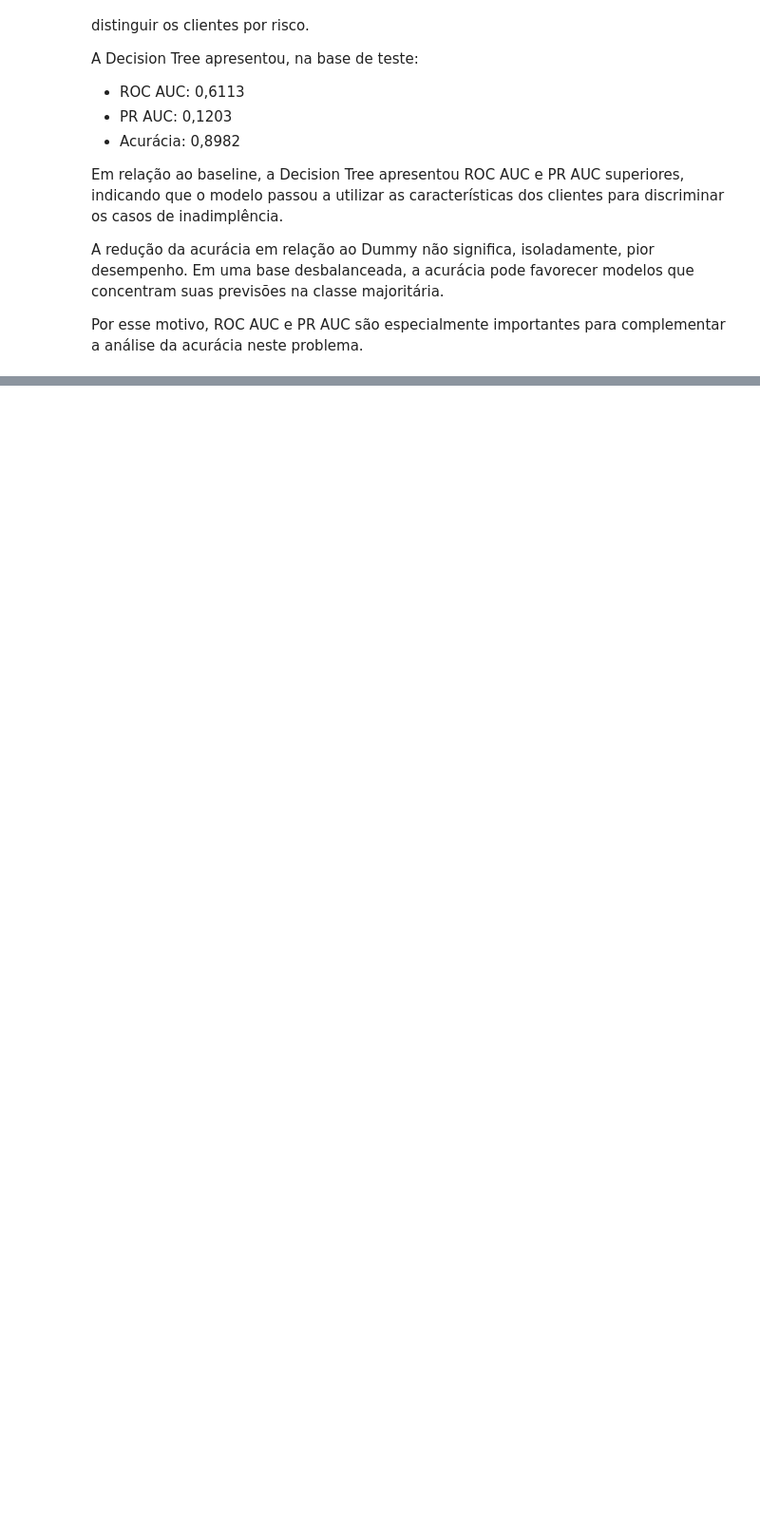
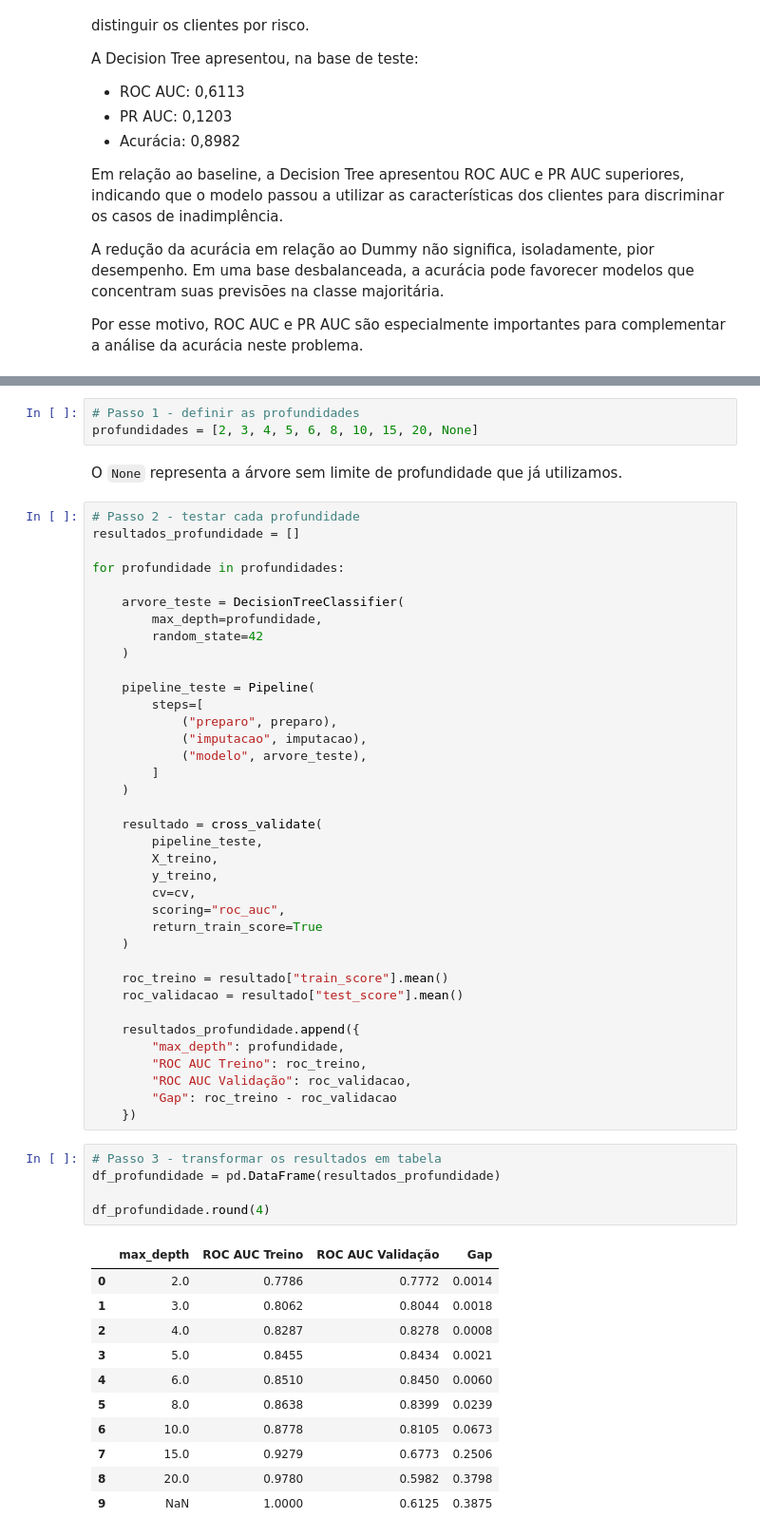
Before and after one commit to dropa-brazil/consumer_credit_risk, a Jupyter notebook: notebooks/03_modelagem.ipynb, the cells around one changed output, grey strips where cells are left out. Shown at 95% size. Cells and saved outputs as stored; diff of their text form; blank space fills up the shorter version.

```diff
--- a/notebooks/03_modelagem.ipynb
+++ b/notebooks/03_modelagem.ipynb
@@ -768,0 +977,59 @@ Por esse motivo, ROC AUC e PR AUC são especialmente importantes para complement
+# %%
+# Passo 1 - definir as profundidades
+profundidades = [2, 3, 4, 5, 6, 8, 10, 15, 20, None]
+# %% [markdown]
+O `None` representa a árvore sem limite de profundidade que já utilizamos.
+# %%
+# Passo 2 - testar cada profundidade
+resultados_profundidade = []
+
+for profundidade in profundidades:
+
+    arvore_teste = DecisionTreeClassifier(
+        max_depth=profundidade,
+        random_state=42
+    )
+
+    pipeline_teste = Pipeline(
+        steps=[
+            ("preparo", preparo),
+            ("imputacao", imputacao),
+            ("modelo", arvore_teste),
+        ]
+    )
+
+    resultado = cross_validate(
+        pipeline_teste,
+        X_treino,
+        y_treino,
+        cv=cv,
+        scoring="roc_auc",
+        return_train_score=True
+    )
+
+    roc_treino = resultado["train_score"].mean()
+    roc_validacao = resultado["test_score"].mean()
+
+    resultados_profundidade.append({
+        "max_depth": profundidade,
+        "ROC AUC Treino": roc_treino,
+        "ROC AUC Validação": roc_validacao,
+        "Gap": roc_treino - roc_validacao
+    })
+# %%
+# Passo 3 - transformar os resultados em tabela
+df_profundidade = pd.DataFrame(resultados_profundidade)
+
+df_profundidade.round(4)
+# %% [output]
+|  | max_depth | ROC AUC Treino | ROC AUC Validação | Gap |
+| 0 | 2.0 | 0.7786 | 0.7772 | 0.0014 |
+| 1 | 3.0 | 0.8062 | 0.8044 | 0.0018 |
+| 2 | 4.0 | 0.8287 | 0.8278 | 0.0008 |
+| 3 | 5.0 | 0.8455 | 0.8434 | 0.0021 |
+| 4 | 6.0 | 0.8510 | 0.8450 | 0.0060 |
+| 5 | 8.0 | 0.8638 | 0.8399 | 0.0239 |
+| 6 | 10.0 | 0.8778 | 0.8105 | 0.0673 |
+| 7 | 15.0 | 0.9279 | 0.6773 | 0.2506 |
+| 8 | 20.0 | 0.9780 | 0.5982 | 0.3798 |
+| 9 | NaN | 1.0000 | 0.6125 | 0.3875 |
```
Also changed, not shown: parts of 131 cells of this notebook, 2 other files.
